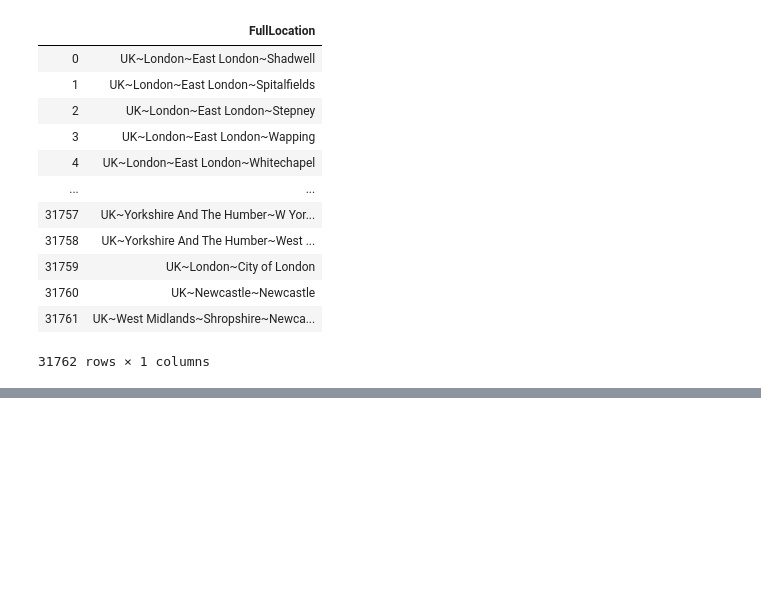
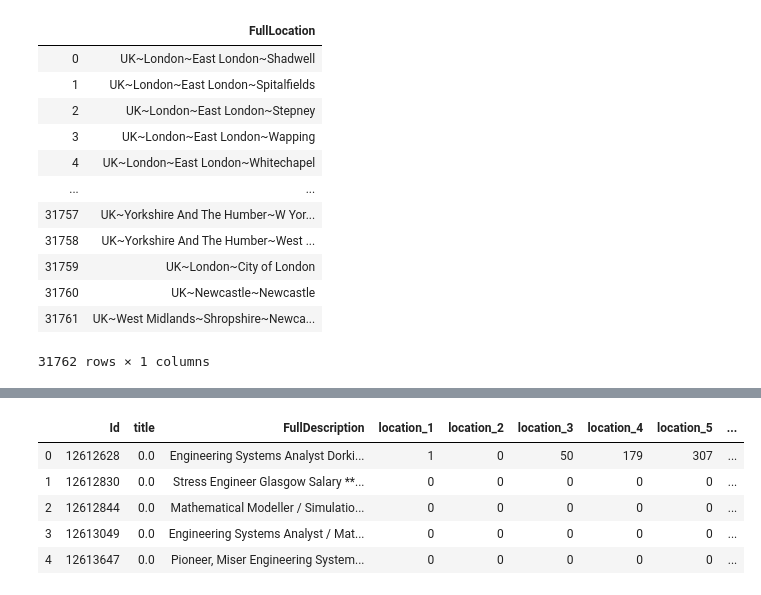
Before and after one commit to inzamamulDU/lozpdata_Top7, a Jupyter notebook: salary_predictions/Untitled.ipynb, the cells around one changed output, grey strips where cells are left out. Drawn from its saved outputs; the diff is of its cells as text; code cells hidden in the pictures; blank space fills up the shorter version.

Commit message:
full features extraction without contract type and contract time

```diff
--- a/salary_predictions/Untitled.ipynb
+++ b/salary_predictions/Untitled.ipynb
@@ -247,0 +826,26 @@ for location_each in tqdm(location_all):
+# %%
+final = pd.DataFrame({'Id': Id,
+                      'title': title,
+                      'FullDescription': full_describution,
+                      'location_1': location_1,
+                      'location_2': location_2,
+                      'location_3': location_3,
+                      'location_4': location_4,
+                      'location_5': location_5,
+                      'location_6': location_6,
+                      'ContractType': contracttype,
+                      'ContractTime': contracttime,
+                      'company': company,
+                      'category': Category,
+                      'sourcename': sourcename,
+                      'SalaryRaw': salaryraw,
+                      'SalaryNormalized': salaryNormalized
+                     })
+final.head()
+# %% [output]
+|  | Id | title | FullDescription | location_1 | location_2 | location_3 | location_4 | location_5 | ... |
+| 0 | 12612628 | 0.0 | Engineering Systems Analyst Dorki... | 1 | 0 | 50 | 179 | 307 | ... |
+| 1 | 12612830 | 0.0 | Stress Engineer Glasgow Salary **... | 0 | 0 | 0 | 0 | 0 | ... |
+| 2 | 12612844 | 0.0 | Mathematical Modeller / Simulatio... | 0 | 0 | 0 | 0 | 0 | ... |
+| 3 | 12613049 | 0.0 | Engineering Systems Analyst / Mat... | 0 | 0 | 0 | 0 | 0 | ... |
+| 4 | 12613647 | 0.0 | Pioneer, Miser Engineering System... | 0 | 0 | 0 | 0 | 0 | ... |
```
Also changed, not shown: parts of 61 cells of this notebook, 9 other files.
